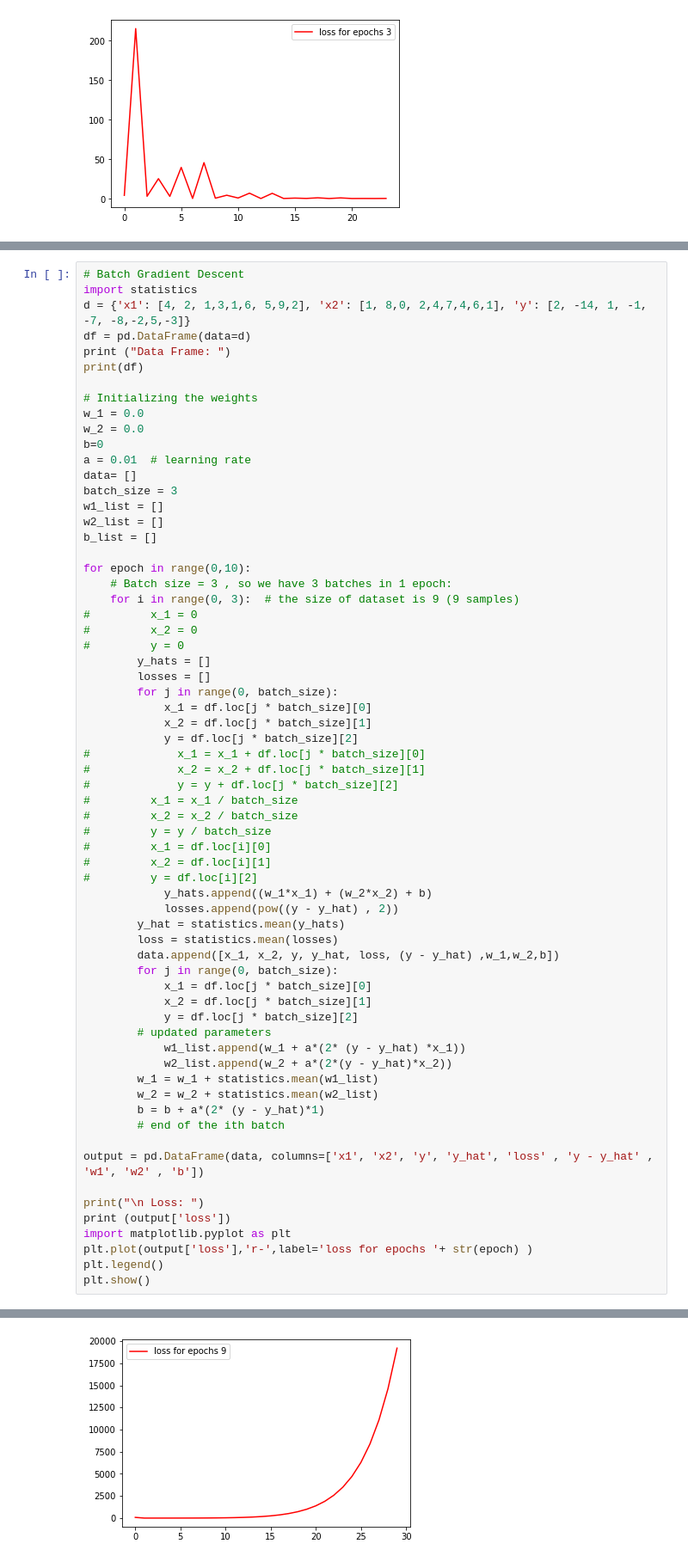
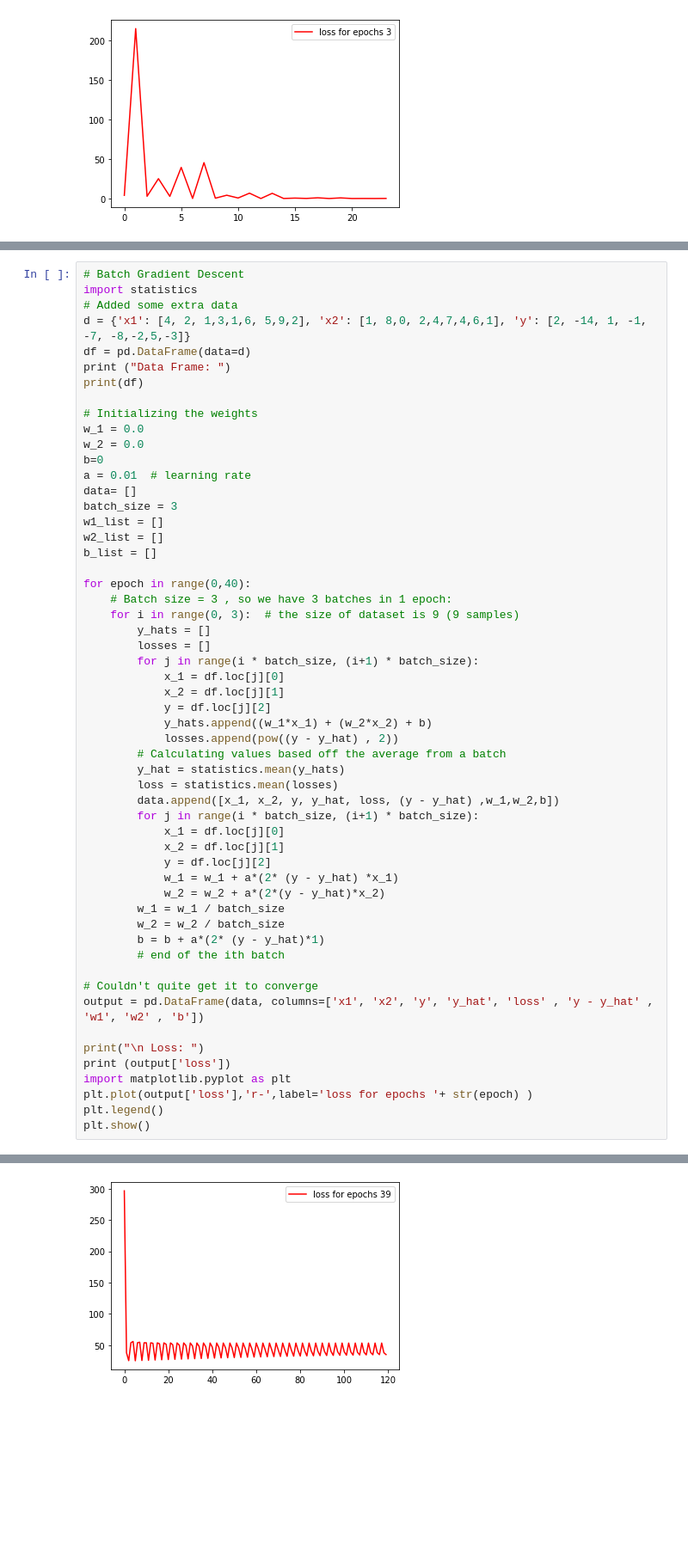
Before and after one commit to cwdaggs/ecs171, a Jupyter notebook: Activity-Stochastic GD Example.ipynb, the cells around one changed output, grey strips where cells are left out. Shown at 86% size. Saved outputs shown, nothing was run; the diff lists cells and outputs as text; blank space fills up the shorter version.

```diff
--- a/Activity-Stochastic GD Example.ipynb
+++ b/Activity-Stochastic GD Example.ipynb
@@ -80,6 +82,7 @@ Name: loss, dtype: float64
 # %%
 # Batch Gradient Descent
 import statistics
+# Added some extra data
 d = {'x1': [4, 2, 1,3,1,6, 5,9,2], 'x2': [1, 8,0, 2,4,7,4,6,1], 'y': [2, -14, 1, -1, -7, -8,-2,5,-3]}
 df = pd.DataFrame(data=d)
 print ("Data Frame: ")
@@ -96,44 +99,33 @@ w1_list = []
 w2_list = []
 b_list = []
 
-for epoch in range(0,10):
+for epoch in range(0,40):
     # Batch size = 3 , so we have 3 batches in 1 epoch:
     for i in range(0, 3):  # the size of dataset is 9 (9 samples)
-#         x_1 = 0
-#         x_2 = 0
-#         y = 0
         y_hats = []
         losses = []
-        for j in range(0, batch_size):
-            x_1 = df.loc[j * batch_size][0]
-            x_2 = df.loc[j * batch_size][1]
-            y = df.loc[j * batch_size][2]
-#             x_1 = x_1 + df.loc[j * batch_size][0]
-#             x_2 = x_2 + df.loc[j * batch_size][1]
-#             y = y + df.loc[j * batch_size][2]
-#         x_1 = x_1 / batch_size
-#         x_2 = x_2 / batch_size
-#         y = y / batch_size
-#         x_1 = df.loc[i][0]
-#         x_2 = df.loc[i][1]
-#         y = df.loc[i][2]
+        for j in range(i * batch_size, (i+1) * batch_size):
+            x_1 = df.loc[j][0]
+            x_2 = df.loc[j][1]
+            y = df.loc[j][2]
             y_hats.append((w_1*x_1) + (w_2*x_2) + b)
             losses.append(pow((y - y_hat) , 2))
+        # Calculating values based off the average from a batch
         y_hat = statistics.mean(y_hats)
         loss = statistics.mean(losses)
         data.append([x_1, x_2, y, y_hat, loss, (y - y_hat) ,w_1,w_2,b])
-        for j in range(0, batch_size):
-            x_1 = df.loc[j * batch_size][0]
-            x_2 = df.loc[j * batch_size][1]
-            y = df.loc[j * batch_size][2]
-        # updated parameters
-            w1_list.append(w_1 + a*(2* (y - y_hat) *x_1))
-            w2_list.append(w_2 + a*(2*(y - y_hat)*x_2))
-        w_1 = w_1 + statistics.mean(w1_list)
-        w_2 = w_2 + statistics.mean(w2_list)
+        for j in range(i * batch_size, (i+1) * batch_size):
+            x_1 = df.loc[j][0]
+            x_2 = df.loc[j][1]
+            y = df.loc[j][2]
+            w_1 = w_1 + a*(2* (y - y_hat) *x_1)
+            w_2 = w_2 + a*(2*(y - y_hat)*x_2)
+        w_1 = w_1 / batch_size
+        w_2 = w_2 / batch_size
         b = b + a*(2* (y - y_hat)*1)
         # end of the ith batch
 
+# Couldn't quite get it to converge
 output = pd.DataFrame(data, columns=['x1', 'x2', 'y', 'y_hat', 'loss' , 'y - y_hat' , 'w1', 'w2' , 'b'])
 
 print("\n Loss: ")
@@ -163 +155 @@ Name: loss, dtype: float64
-[figure, old version]
+[figure, new version]
```
Also changed, not shown: parts of 2 cells of this notebook.
